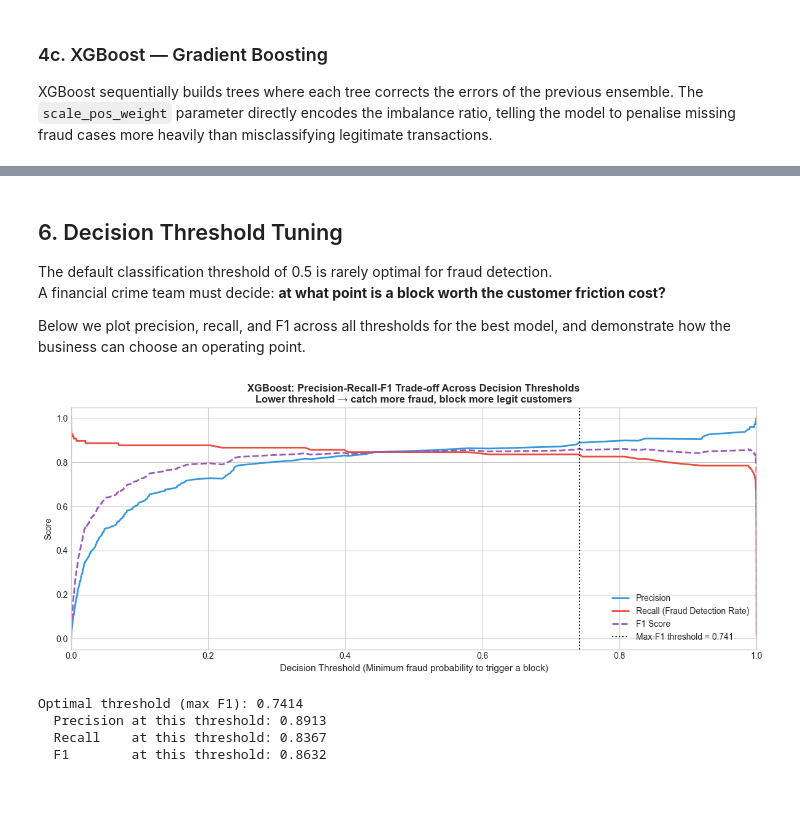
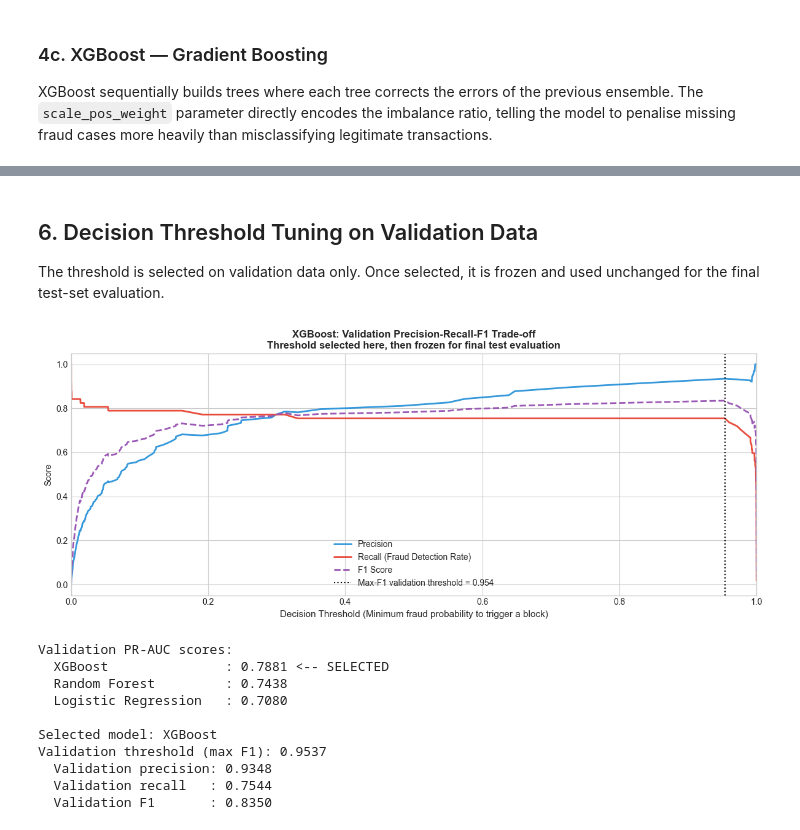
Before and after one commit to toyinariyo/fraud-detection, a Jupyter notebook: notebooks/02_modeling.ipynb, the cells around one changed output, grey strips where cells are left out. Saved outputs shown, nothing was run; the diff lists cells and outputs as text; code cells hidden in the pictures; blank space fills up the shorter version.

Commit message:
Fix validation workflow and clean up fraud explainability claims

```diff
--- a/notebooks/02_modeling.ipynb
+++ b/notebooks/02_modeling.ipynb
@@ -161,9 +180,9 @@ rf = RandomForestClassifier(
 )
 rf.fit(X_train_smote, y_train_smote)
 
-rf_proba = rf.predict_proba(X_test_scaled)[:, 1]
+rf_val_proba = rf.predict_proba(X_val_scaled)[:, 1]
 print('Random Forest trained.')
-print(f'PR-AUC: {average_precision_score(y_test, rf_proba):.4f}')
-print(f'ROC-AUC: {roc_auc_score(y_test, rf_proba):.4f}')
+print(f'Validation PR-AUC: {average_precision_score(y_val, rf_val_proba):.4f}')
+print(f'Validation ROC-AUC: {roc_auc_score(y_val, rf_val_proba):.4f}')
 # %% [output]
 Random Forest trained.
@@ -191,12 +210,10 @@ xgb = XGBClassifier(
     random_state=42,
     n_jobs=-1
 )
-xgb.fit(X_train_scaled, y_train,
-        eval_set=[(X_test_scaled, y_test)],
-        verbose=False)
+xgb.fit(X_train_scaled, y_train, verbose=False)
 
-xgb_proba = xgb.predict_proba(X_test_scaled)[:, 1]
+xgb_val_proba = xgb.predict_proba(X_val_scaled)[:, 1]
 print('XGBoost trained.')
-print(f'PR-AUC: {average_precision_score(y_test, xgb_proba):.4f}')
-print(f'ROC-AUC: {roc_auc_score(y_test, xgb_proba):.4f}')
+print(f'Validation PR-AUC: {average_precision_score(y_val, xgb_val_proba):.4f}')
+print(f'Validation ROC-AUC: {roc_auc_score(y_val, xgb_val_proba):.4f}')
 # %% [output]
@@ -253,46 +265,64 @@ plt.show()
 # %% [markdown]
-## 6. Decision Threshold Tuning
+## 6. Decision Threshold Tuning on Validation Data
 
-The default classification threshold of 0.5 is rarely optimal for fraud detection.
-A financial crime team must decide: **at what point is a block worth the customer friction cost?**
-
-Below we plot precision, recall, and F1 across all thresholds for the best model, and demonstrate how the business can choose an operating point.
+The threshold is selected on validation data only. Once selected, it is frozen and used unchanged for the final test-set evaluation.
 # %%
-# Use XGBoost as it will typically have the best PR-AUC
-best_proba = xgb_proba
-best_name  = 'XGBoost'
+# Select the model with the highest validation PR-AUC.
+model_objects = {
+    'Logistic Regression': lr,
+    'Random Forest':       rf,
+    'XGBoost':             xgb,
+}
+val_pr_aucs = {name: average_precision_score(y_val, proba)
+               for name, proba in val_models.items()}
 
-precisions, recalls, thresholds = precision_recall_curve(y_test, best_proba)
+best_model_name = max(val_pr_aucs, key=val_pr_aucs.get)
+best_model      = model_objects[best_model_name]
+best_val_proba  = val_models[best_model_name]
+
+precisions, recalls, thresholds = precision_recall_curve(y_val, best_val_proba)
 f1_scores = 2 * (precisions * recalls) / (precisions + recalls + 1e-9)
 
-# Threshold at max F1
+# Threshold at max validation F1.
 best_f1_idx = np.argmax(f1_scores[:-1])
 best_thresh = thresholds[best_f1_idx]
 
 fig, ax = plt.subplots(figsize=(12, 5))
 ax.plot(thresholds, precisions[:-1], color='#3498db', label='Precision', linewidth=2)
 ax.plot(thresholds, recalls[:-1],    color=FRAUD_COLOR, label='Recall (Fraud Detection Rate)', linewidth=2)
 ax.plot(thresholds, f1_scores[:-1],  color='#9b59b6', label='F1 Score', linewidth=2, linestyle='--')
 ax.axvline(best_thresh, color='black', linestyle=':', linewidth=1.5,
-           label=f'Max-F1 threshold = {best_thresh:.3f}')
+           label=f'Max-F1 validation threshold = {best_thresh:.3f}')
 ax.set_xlabel('Decision Threshold (Minimum fraud probability to trigger a block)', fontsize=11)
 ax.set_ylabel('Score')
-ax.set_title(f'{best_name}: Precision-Recall-F1 Trade-off Across Decision Thresholds\n'
-             'Lower threshold → catch more fraud, block more legit customers',
+ax.set_title(f'{best_model_name}: Validation Precision-Recall-F1 Trade-off\n'
+             'Threshold selected here, then frozen for final test evaluation',
              fontweight='bold')
 ax.legend()
 ax.set_xlim(0, 1)
 plt.tight_layout()
 plt.show()
 
-print(f'Optimal threshold (max F1): {best_thresh:.4f}')
-print(f'  Precision at this threshold: {precisions[best_f1_idx]:.4f}')
-print(f'  Recall    at this threshold: {recalls[best_f1_idx]:.4f}')
-print(f'  F1        at this threshold: {f1_scores[best_f1_idx]:.4f}')
+print('Validation PR-AUC scores:')
+for name, score in sorted(val_pr_aucs.items(), key=lambda x: -x[1]):
+    marker = ' <-- SELECTED' if name == best_model_name else ''
+    print(f'  {name:<22}: {score:.4f}{marker}')
+print()
+print(f'Selected model: {best_model_name}')
+print(f'Validation threshold (max F1): {best_thresh:.4f}')
+print(f'  Validation precision: {precisions[best_f1_idx]:.4f}')
+print(f'  Validation recall   : {recalls[best_f1_idx]:.4f}')
+print(f'  Validation F1       : {f1_scores[best_f1_idx]:.4f}')
 # %% [output]
-[figure, old version]
+[figure, new version]
-Optimal threshold (max F1): 0.7414
-  Precision at this threshold: 0.8913
-  Recall    at this threshold: 0.8367
-  F1        at this threshold: 0.8632
+Validation PR-AUC scores:
+  XGBoost               : 0.7881 <-- SELECTED
+  Random Forest         : 0.7438
+  Logistic Regression   : 0.7080
+
+Selected model: XGBoost
+Validation threshold (max F1): 0.9537
+  Validation precision: 0.9348
+  Validation recall   : 0.7544
+  Validation F1       : 0.8350
 # %%
```
Also changed, not shown: parts of 21 cells of this notebook, 2 other files.
